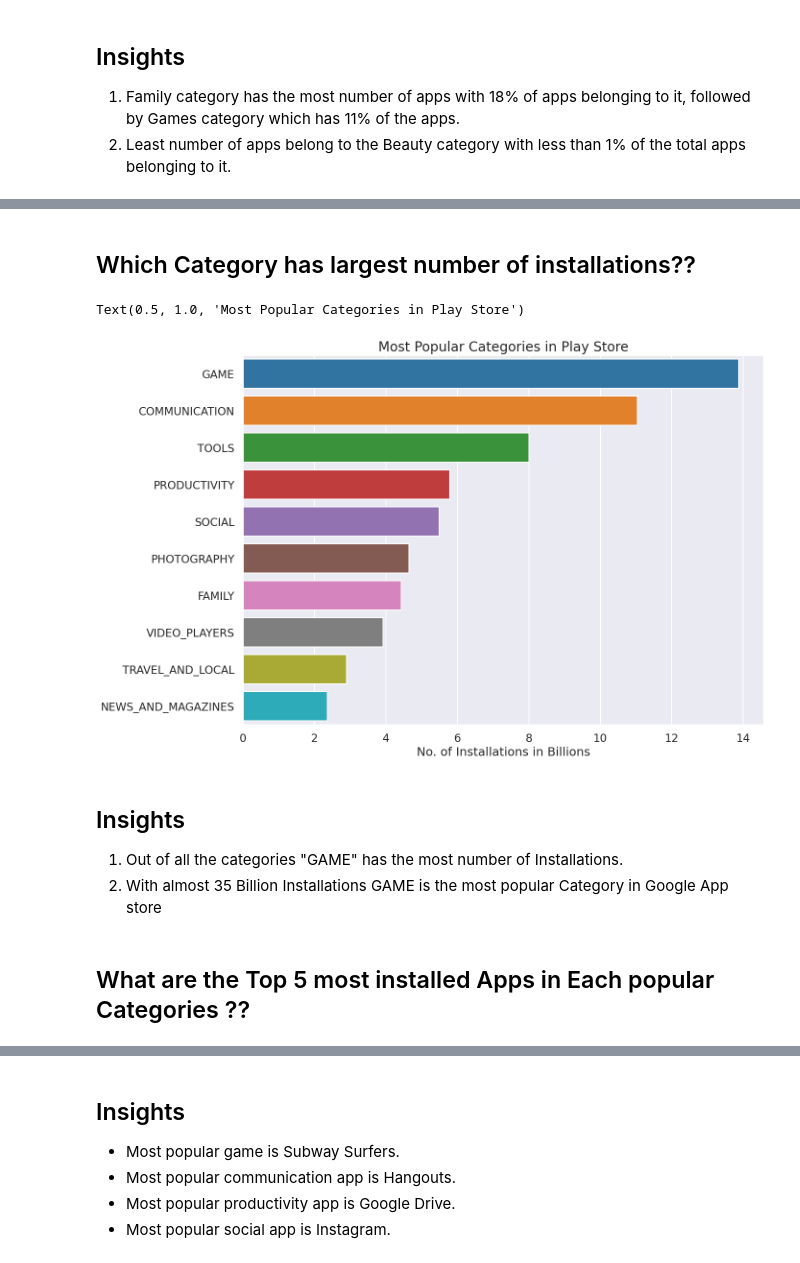
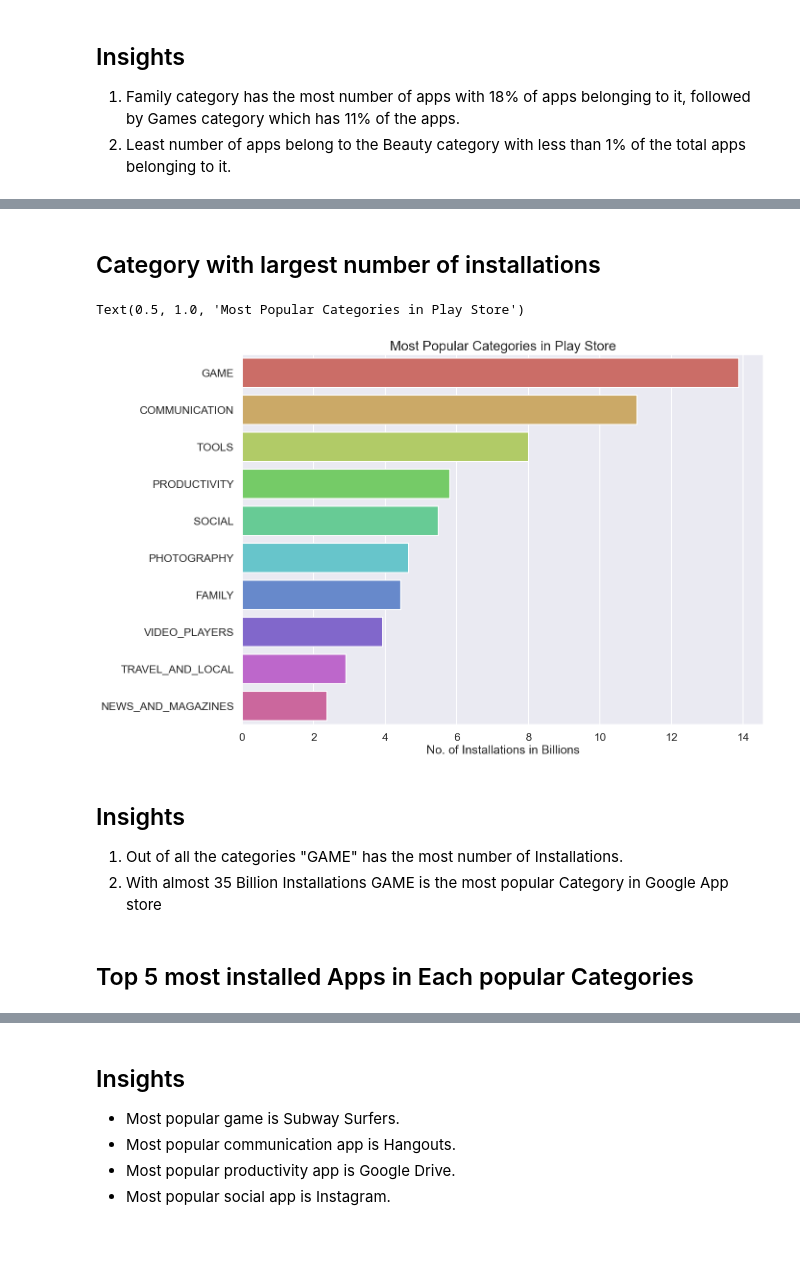
Before and after one commit to mdshuaib331/PlayStore_Data_Analysis, a Jupyter notebook: playstore.ipynb, the cells around one changed output, grey strips where cells are left out. Cells and saved outputs as stored; diff of their text form; code cells hidden in the pictures.

```diff
--- a/playstore.ipynb
+++ b/playstore.ipynb
@@ -22,7 +37,7 @@ warnings.filterwarnings("ignore")
 
 %matplotlib inline
 # %%
-df=pd.read_csv('https://raw.githubusercontent.com/krishnaik06/playstore-Dataset/main/googleplaystore.csv')
+df=pd.read_csv('data.csv')
 df.head()
 # %% [output]
 |  | App | Category | Rating | Reviews | Size | Installs | Type | Price | Content Rating | Genres | ... |
@@ -484,26 +474,26 @@ plt.show()
 # %% [markdown]
-## Which Category has largest number of installations??
+## Category with largest number of installations
 # %%
 df_cat_installs = df_copy.groupby(['Category'])['Installs'].sum().sort_values(ascending = False).reset_index()
 df_cat_installs.Installs = df_cat_installs.Installs/1000000000# converting into billions
 df2 = df_cat_installs.head(10)
 plt.figure(figsize = (14,10))
 sns.set_context("talk")
 sns.set_style("darkgrid")
 
-ax = sns.barplot(x = 'Installs' , y = 'Category' , data = df2 )
+ax = sns.barplot(x = 'Installs' , y = 'Category' , data = df2,palette='hls' )
 ax.set_xlabel('No. of Installations in Billions')
 ax.set_ylabel('')
 ax.set_title("Most Popular Categories in Play Store", size = 20)
 # %% [output]
 Text(0.5, 1.0, 'Most Popular Categories in Play Store')
-[figure, old version]
+[figure, new version]
 # %% [markdown]
 ## Insights
 1. Out of all the categories "GAME" has the most number of Installations.
 2. With almost 35 Billion Installations GAME is the most popular Category in Google App store
 # %% [markdown]
-## What are the Top 5 most installed Apps in Each popular Categories ??
+## Top 5 most installed Apps in Each popular Categories
 # %%
 dfa = df_copy.groupby(['Category' ,'App'])['Installs'].sum().reset_index()
 dfa = dfa.sort_values('Installs', ascending = False)
```
Also changed, not shown: parts of 21 cells of this notebook.
